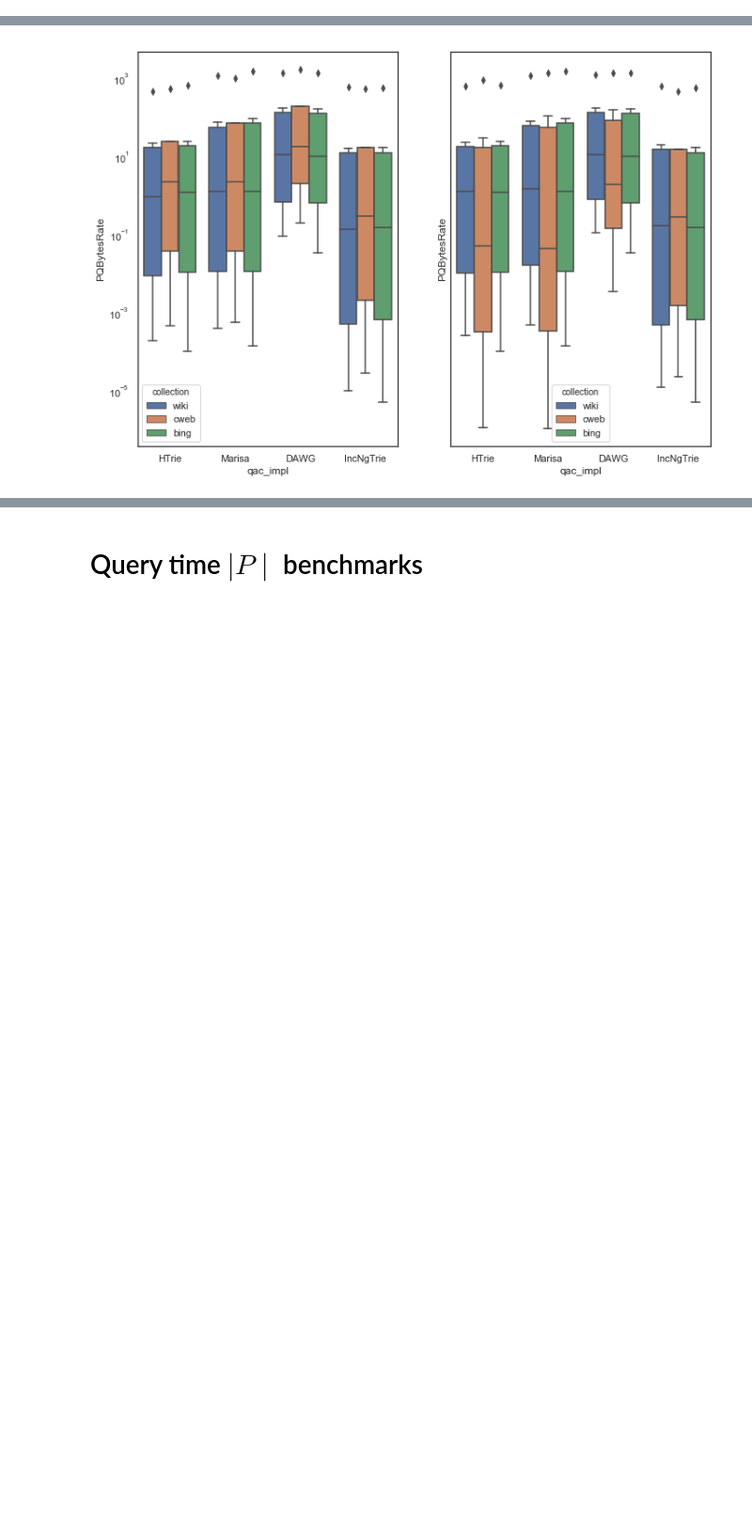
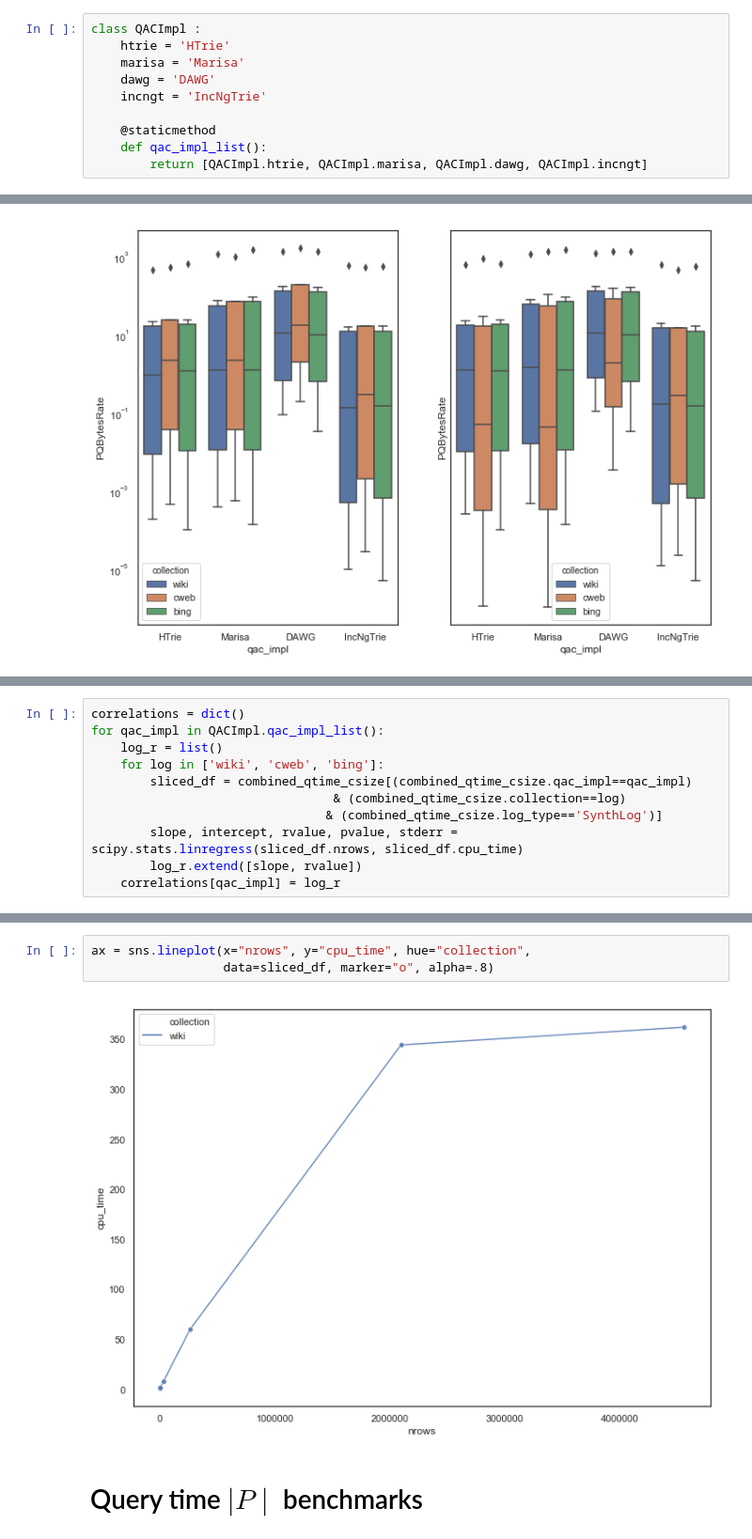
Before and after one commit to unnikrishnanta/qac-eval, a Jupyter notebook: Python/Notebooks/QueryTimes.ipynb, the cells around one changed output, grey strips where cells are left out. Shown: that part at 94% size. Saved outputs shown, nothing was run; the diff lists cells and outputs as text; blank space fills up the shorter version.

```diff
--- a/Python/Notebooks/QueryTimes.ipynb
+++ b/Python/Notebooks/QueryTimes.ipynb
@@ -8,6 +9,16 @@ import numpy as np
 # %%
 sns.set(rc={'figure.figsize': (11.7, 8.27)}, style="white", color_codes=True)
 plt.rc('pdf', fonttype=42)  # Embed font
+# %%
+class QACImpl :
+    htrie = 'HTrie'
+    marisa = 'Marisa'
+    dawg = 'DAWG'
+    incngt = 'IncNgTrie'
+
+    @staticmethod
+    def qac_impl_list():
+        return [QACImpl.htrie, QACImpl.marisa, QACImpl.dawg, QACImpl.incngt]
 # %%
 def convert_time(log_df):
     if len(log_df.time_unit.unique()) > 1:
@@ -213,0 +248,11 @@ plt.yscale('log')
+# %%
+correlations = dict()
+for qac_impl in QACImpl.qac_impl_list():
+    log_r = list()
+    for log in ['wiki', 'cweb', 'bing']:
+        sliced_df = combined_qtime_csize[(combined_qtime_csize.qac_impl==qac_impl)
+                                 & (combined_qtime_csize.collection==log)
+                                & (combined_qtime_csize.log_type=='SynthLog')]
+        slope, intercept, rvalue, pvalue, stderr = scipy.stats.linregress(sliced_df.nrows, sliced_df.cpu_time)
+        log_r.extend([slope, rvalue])
+    correlations[qac_impl] = log_r
@@ -214,3 +282,8 @@ plt.yscale('log')
+# %%
+ax = sns.lineplot(x="nrows", y="cpu_time", hue="collection",
+                  data=sliced_df, marker="o", alpha=.8)
+# %% [output]
+[figure, added]
 # %% [markdown]
 # Query time $\mid P \mid $ benchmarks
 # %%
```
Also changed, not shown: parts of 5 cells of this notebook.
